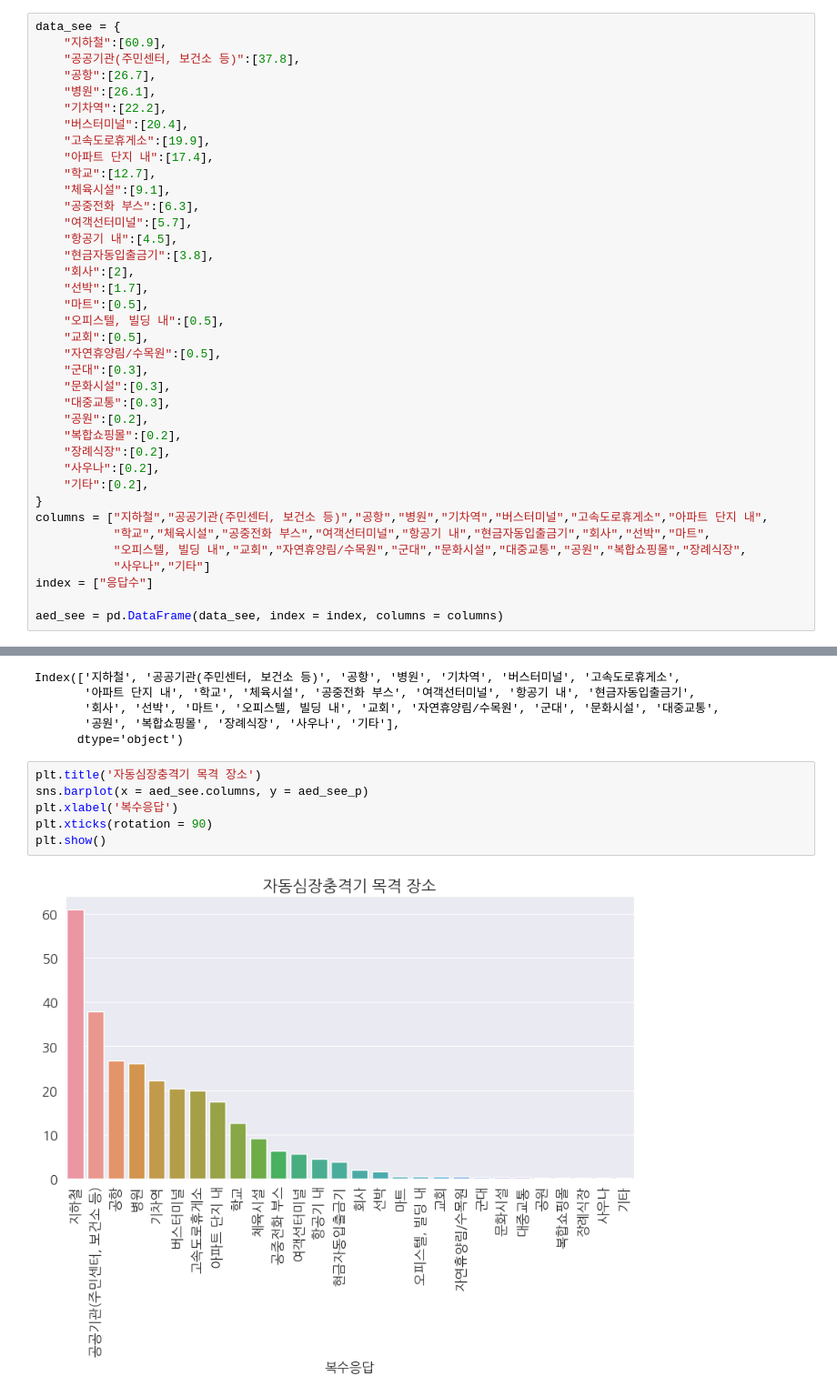
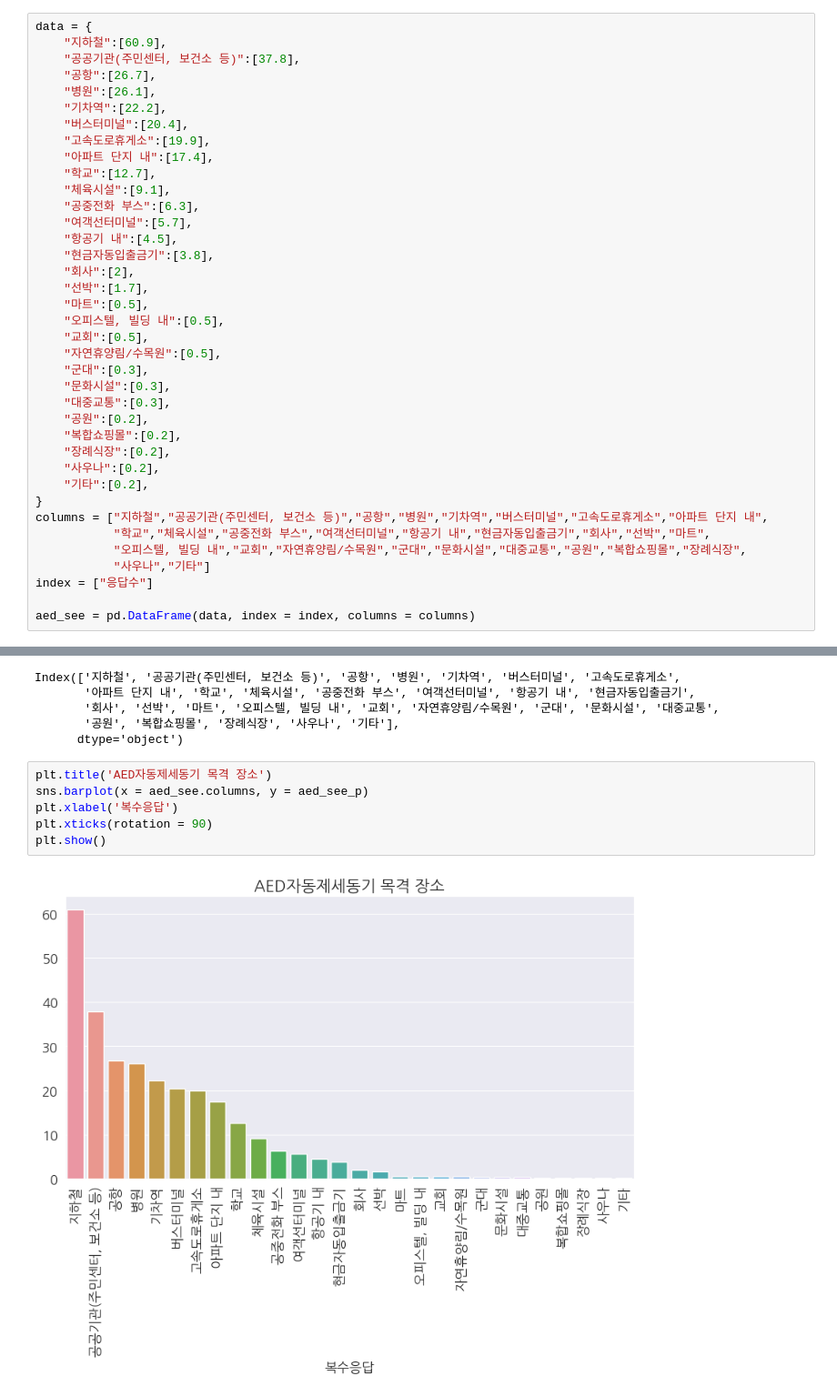
Before and after one commit to jink9797/pythonbasic, a Jupyter notebook: mini_team230201.ipynb, the cells around one changed output, grey strips where cells are left out. Shown: that part at 91% size. Drawn from its saved outputs; the diff is of its cells as text.

```diff
--- a/mini_team230201.ipynb
+++ b/mini_team230201.ipynb
@@ -44,5 +48,5 @@ mpl.rcParams['axes.unicode_minus'] = False
 # %%
-data_see = {
+data = {
     "지하철":[60.9],
     "공공기관(주민센터, 보건소 등)":[37.8],
     "공항":[26.7],
@@ -78,7 +82,7 @@ columns = ["지하철","공공기관(주민센터, 보건소 등)","공항","병
            "사우나","기타"]
 index = ["응답수"]
 
-aed_see = pd.DataFrame(data_see, index = index, columns = columns)
+aed_see = pd.DataFrame(data, index = index, columns = columns)
 # %%
 aed_see
 # %% [output]
@@ -101,10 +105,10 @@ Index(['지하철', '공공기관(주민센터, 보건소 등)', '공항', '병
        '공원', '복합쇼핑몰', '장례식장', '사우나', '기타'],
       dtype='object')
 # %%
-plt.title('자동심장충격기 목격 장소')
+plt.title('AED자동제세동기 목격 장소')
 sns.barplot(x = aed_see.columns, y = aed_see_p)
 plt.xlabel('복수응답')
 plt.xticks(rotation = 90)
 plt.show()
 # %% [output]
-[figure, old version]
+[figure, new version]
```
Also changed, not shown: parts of 10 cells of this notebook, 2 other files.
